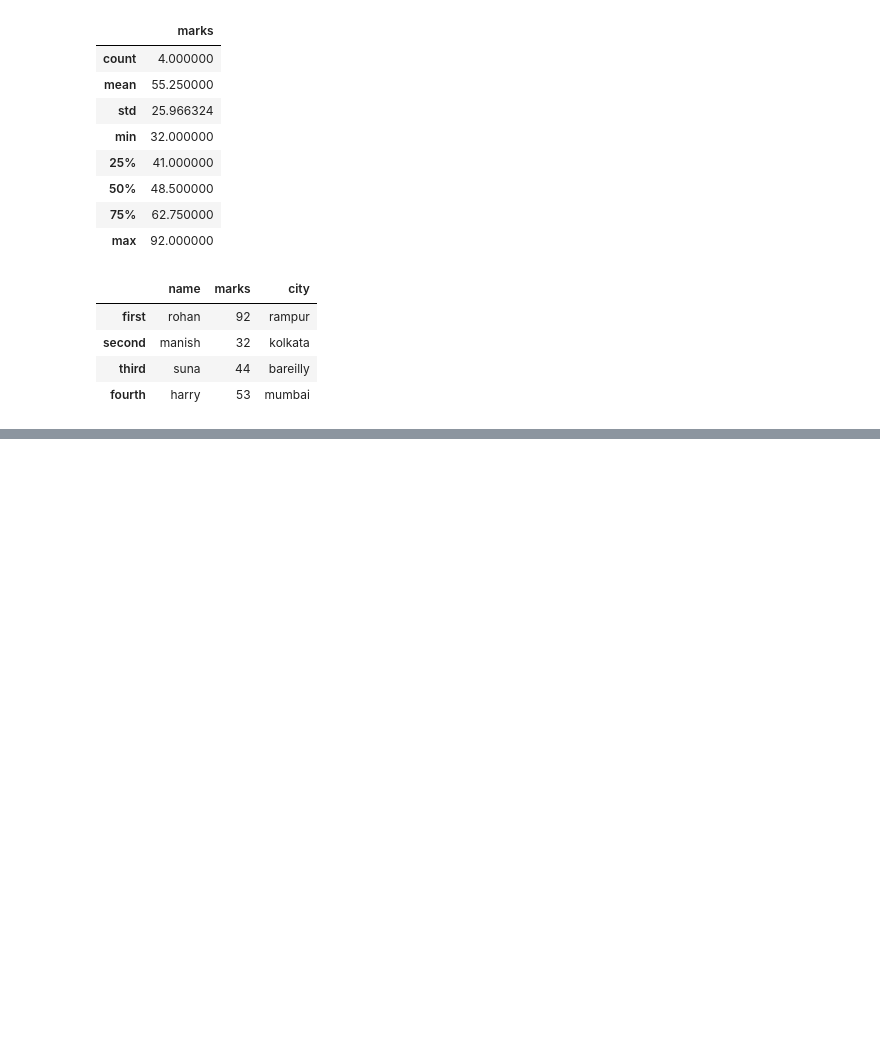
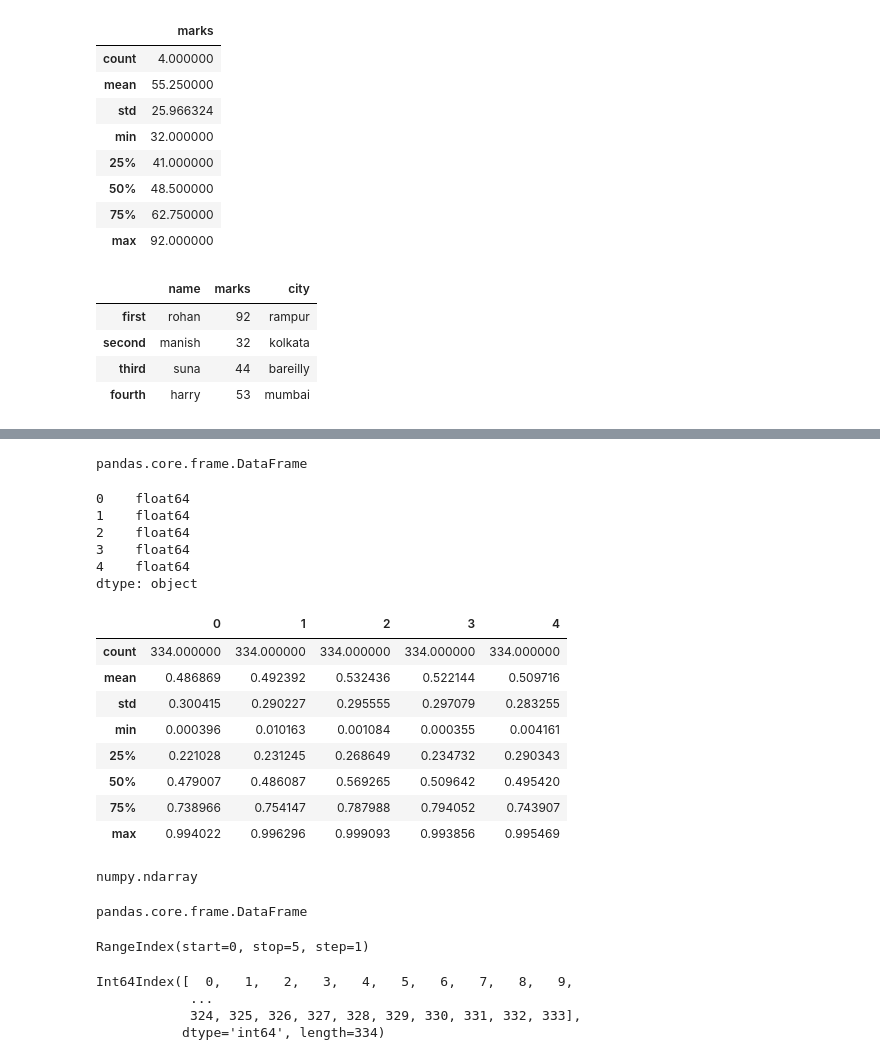
Before and after one commit to almostdevelopr/data-science-python, a Jupyter notebook: pandas/intro_to_pandas.ipynb, the cells around one changed output, grey strips where cells are left out. Drawn from its saved outputs; the diff is of its cells as text; code cells hidden in the pictures; blank space fills up the shorter version.

Commit message:
Add dataframes basics

```diff
--- a/pandas/intro_to_pandas.ipynb
+++ b/pandas/intro_to_pandas.ipynb
@@ -50,0 +78,2 @@ df_mod
+# %%
+df_new = pd.DataFrame(np.random.rand(334,5),index=np.arange(334))
@@ -50,0 +89,44 @@ df_mod
+# %%
+type(df_new)
+# %% [output]
+pandas.core.frame.DataFrame
+# %%
+df_new.dtypes
+# %% [output]
+0    float64
+1    float64
+2    float64
+3    float64
+4    float64
+dtype: object
+# %%
+df_new.describe()
+# %% [output]
+|  | 0 | 1 | 2 | 3 | 4 |
+| count | 334.000000 | 334.000000 | 334.000000 | 334.000000 | 334.000000 |
+| mean | 0.486869 | 0.492392 | 0.532436 | 0.522144 | 0.509716 |
+| std | 0.300415 | 0.290227 | 0.295555 | 0.297079 | 0.283255 |
+| min | 0.000396 | 0.010163 | 0.001084 | 0.000355 | 0.004161 |
+| 25% | 0.221028 | 0.231245 | 0.268649 | 0.234732 | 0.290343 |
+| 50% | 0.479007 | 0.486087 | 0.569265 | 0.509642 | 0.495420 |
+| 75% | 0.738966 | 0.754147 | 0.787988 | 0.794052 | 0.743907 |
+| max | 0.994022 | 0.996296 | 0.999093 | 0.993856 | 0.995469 |
+# %%
+type(df_new.to_numpy())
+# %% [output]
+numpy.ndarray
+# %%
+type(df_new)
+# %% [output]
+pandas.core.frame.DataFrame
+# %%
+df_new.columns
+# %% [output]
+RangeIndex(start=0, stop=5, step=1)
+# %%
+df_new.index
+# %% [output]
+Int64Index([  0,   1,   2,   3,   4,   5,   6,   7,   8,   9,
+            ...
+            324, 325, 326, 327, 328, 329, 330, 331, 332, 333],
+           dtype='int64', length=334)
```
Also changed, not shown: parts of 5 cells of this notebook.
